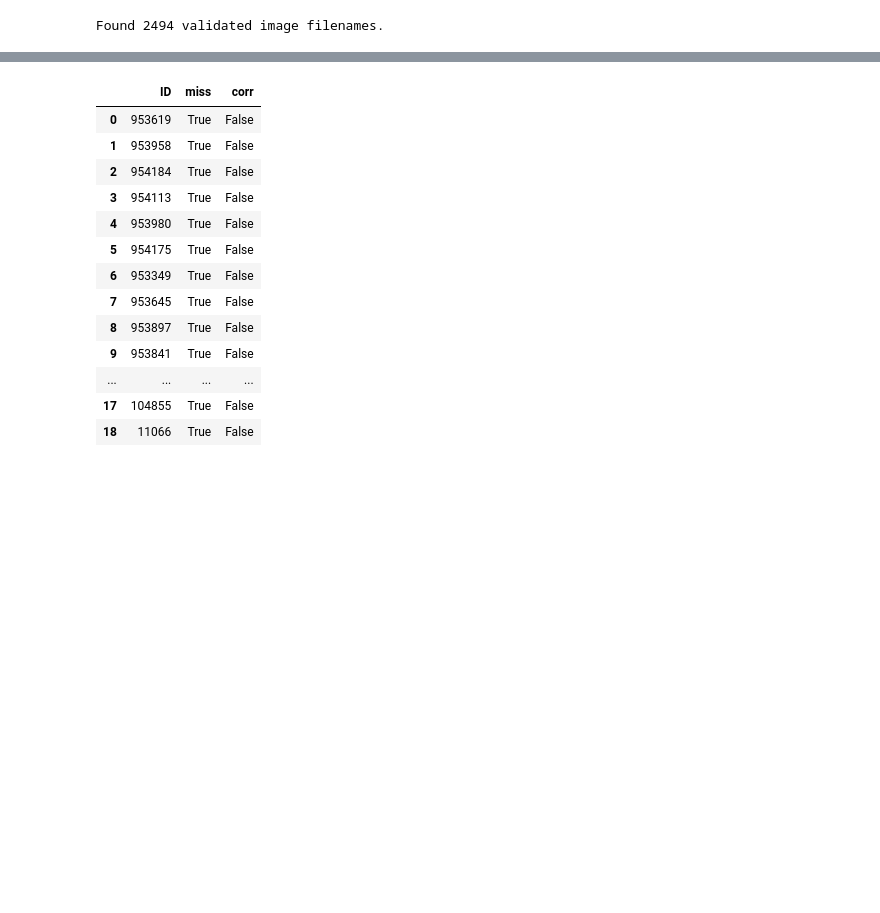
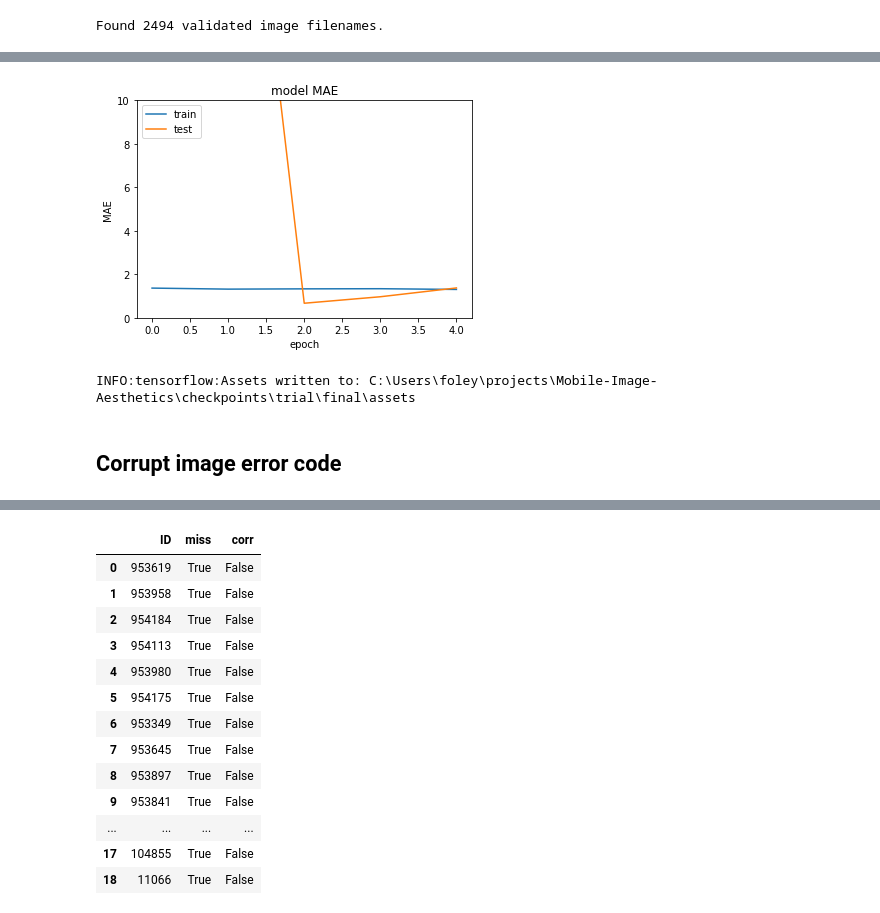
Before and after one commit to CalumF/Mobile-Image-Aesthetics, a Jupyter notebook: trial_MNv2_training.ipynb, the cells around one changed output, grey strips where cells are left out. Drawn from its saved outputs; the diff is of its cells as text; code cells hidden in the pictures; blank space fills up the shorter version.

```diff
--- a/trial_MNv2_training.ipynb
+++ b/trial_MNv2_training.ipynb
@@ -129,0 +167,17 @@ KeyError: 'val_loss'
+# %%
+plt.plot(history.history['MAE'])
+plt.plot(history.history['val_MAE'])
+plt.title('model MAE')
+plt.ylabel('MAE')
+plt.xlabel('epoch')
+plt.legend(['train', 'test'], loc='upper left')
+plt.ylim(0,10)
+plt.show()
+# %% [output]
+[figure, added]
+# %%
+MNv2_model.save(os.path.join(os.getcwd(), 'checkpoints', 'trial', 'final'))
+# %% [output]
+INFO:tensorflow:Assets written to: C:\Users\foley\projects\Mobile-Image-Aesthetics\checkpoints\trial\final\assets
+# %% [markdown]
+## Corrupt image error code
```
Also changed, not shown: parts of 16 cells of this notebook, 11 other files.
